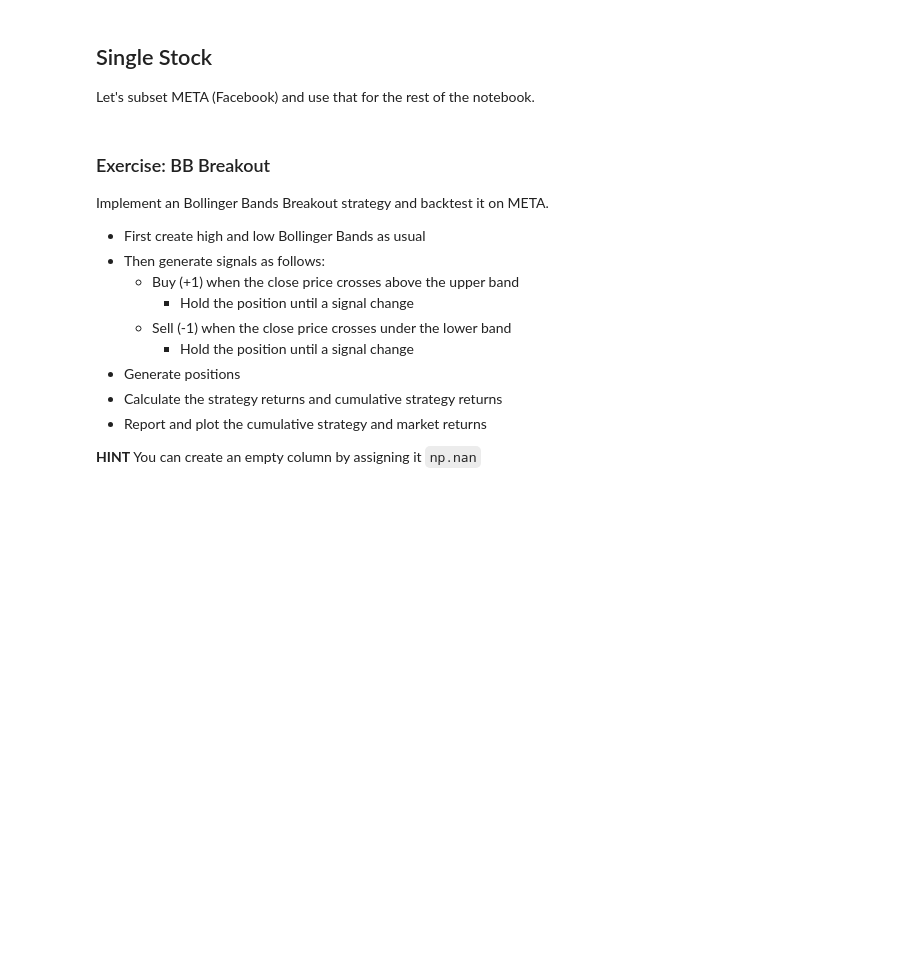
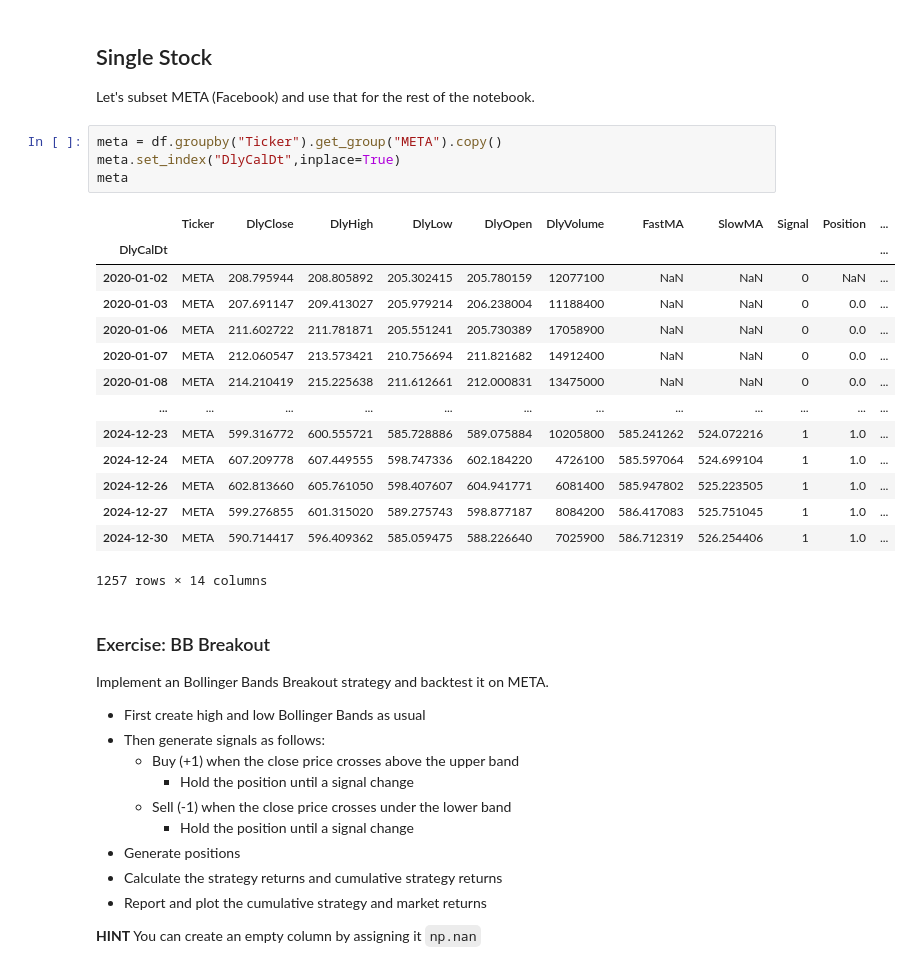
Before and after one commit to Imperial-Business-School/python-for-finance-bobby-zlatarov, a Jupyter notebook: 10. Panel Strategies.ipynb, the cells around one changed output. Drawn from its saved outputs; the diff is of its cells as text; blank space fills up the shorter version.

```diff
--- a/10. Panel Strategies.ipynb
+++ b/10. Panel Strategies.ipynb
@@ -144,6 +151,25 @@ Can you produce a data frame with the end-of-period market and strategy cumulati
 ## Single Stock
 
 Let's subset META (Facebook) and use that for the rest of the notebook.
+# %%
+meta = df.groupby("Ticker").get_group("META").copy()
+meta.set_index("DlyCalDt",inplace=True)
+meta
+# %% [output]
+|  | Ticker | DlyClose | DlyHigh | DlyLow | DlyOpen | DlyVolume | FastMA | SlowMA | Signal | Position | ... |
+| DlyCalDt |  |  |  |  |  |  |  |  |  |  | ... |
+| 2020-01-02 | META | 208.795944 | 208.805892 | 205.302415 | 205.780159 | 12077100 | NaN | NaN | 0 | NaN | ... |
+| 2020-01-03 | META | 207.691147 | 209.413027 | 205.979214 | 206.238004 | 11188400 | NaN | NaN | 0 | 0.0 | ... |
+| 2020-01-06 | META | 211.602722 | 211.781871 | 205.551241 | 205.730389 | 17058900 | NaN | NaN | 0 | 0.0 | ... |
+| 2020-01-07 | META | 212.060547 | 213.573421 | 210.756694 | 211.821682 | 14912400 | NaN | NaN | 0 | 0.0 | ... |
+| 2020-01-08 | META | 214.210419 | 215.225638 | 211.612661 | 212.000831 | 13475000 | NaN | NaN | 0 | 0.0 | ... |
+| ... | ... | ... | ... | ... | ... | ... | ... | ... | ... | ... | ... |
+| 2024-12-23 | META | 599.316772 | 600.555721 | 585.728886 | 589.075884 | 10205800 | 585.241262 | 524.072216 | 1 | 1.0 | ... |
+| 2024-12-24 | META | 607.209778 | 607.449555 | 598.747336 | 602.184220 | 4726100 | 585.597064 | 524.699104 | 1 | 1.0 | ... |
+| 2024-12-26 | META | 602.813660 | 605.761050 | 598.407607 | 604.941771 | 6081400 | 585.947802 | 525.223505 | 1 | 1.0 | ... |
+| 2024-12-27 | META | 599.276855 | 601.315020 | 589.275743 | 598.877187 | 8084200 | 586.417083 | 525.751045 | 1 | 1.0 | ... |
+| 2024-12-30 | META | 590.714417 | 596.409362 | 585.059475 | 588.226640 | 7025900 | 586.712319 | 526.254406 | 1 | 1.0 | ... |
+1257 rows × 14 columns
 # %% [markdown]
 ### Exercise: BB Breakout
 
```
Also changed, not shown: parts of 5 cells of this notebook, 5 other files.
